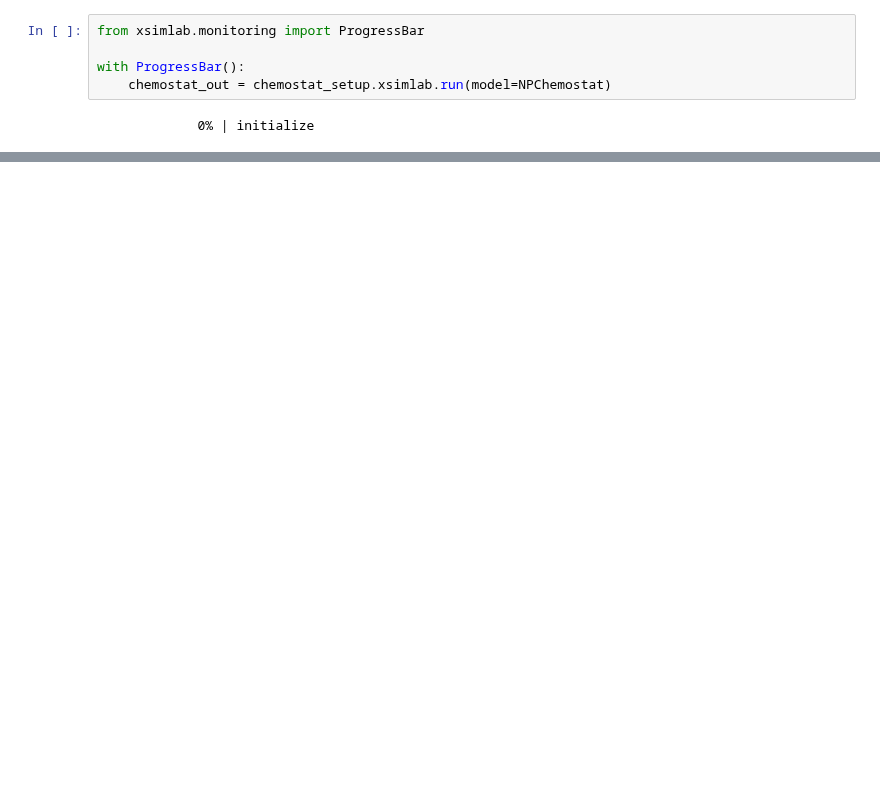
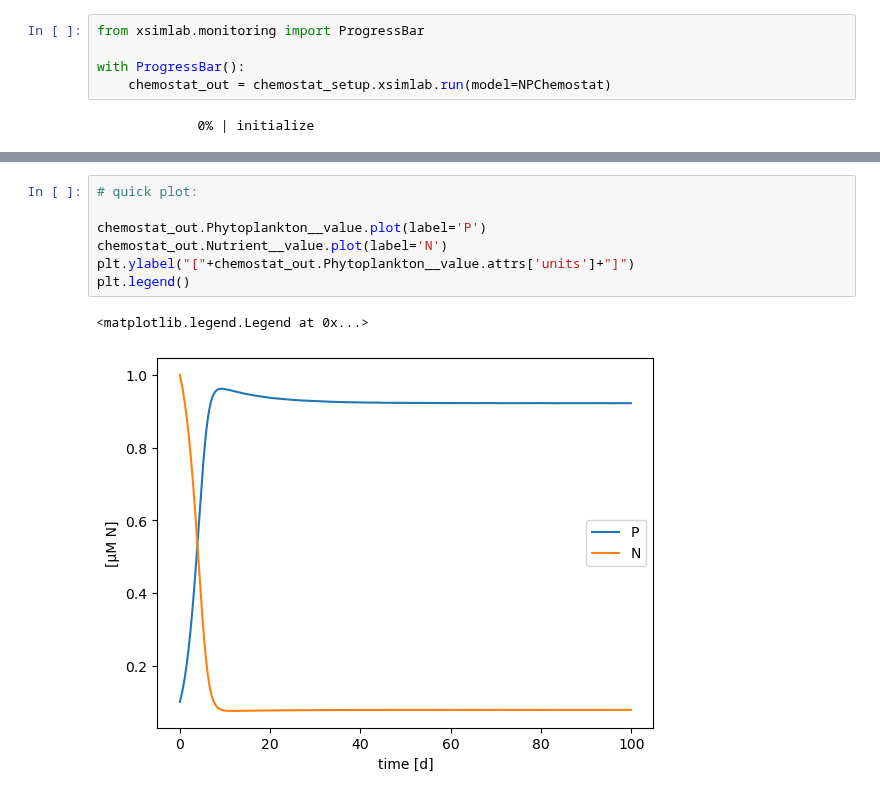
Before and after one commit to ben1post/phydra, a Jupyter notebook: notebooks/1_NP_Chemostat_ModelApplication.ipynb, the cells around one changed output, grey strips where cells are left out. Drawn from its saved outputs; the diff is of its cells as text; blank space fills up the shorter version.

Commit message:
finalize example notebook 1 (chemostat)

```diff
--- a/notebooks/1_NP_Chemostat_ModelApplication.ipynb
+++ b/notebooks/1_NP_Chemostat_ModelApplication.ipynb
@@ -160,0 +177,10 @@ chemostat_out.Growth__uptake_value.plot()
+# %%
+# quick plot:
+
+chemostat_out.Phytoplankton__value.plot(label='P')
+chemostat_out.Nutrient__value.plot(label='N')
+plt.ylabel("["+chemostat_out.Phytoplankton__value.attrs['units']+"]")
+plt.legend()
+# %% [output]
+<matplotlib.legend.Legend at 0x...>
+[figure, added]
```
Also changed, not shown: parts of 25 cells of this notebook, 5 other files.
